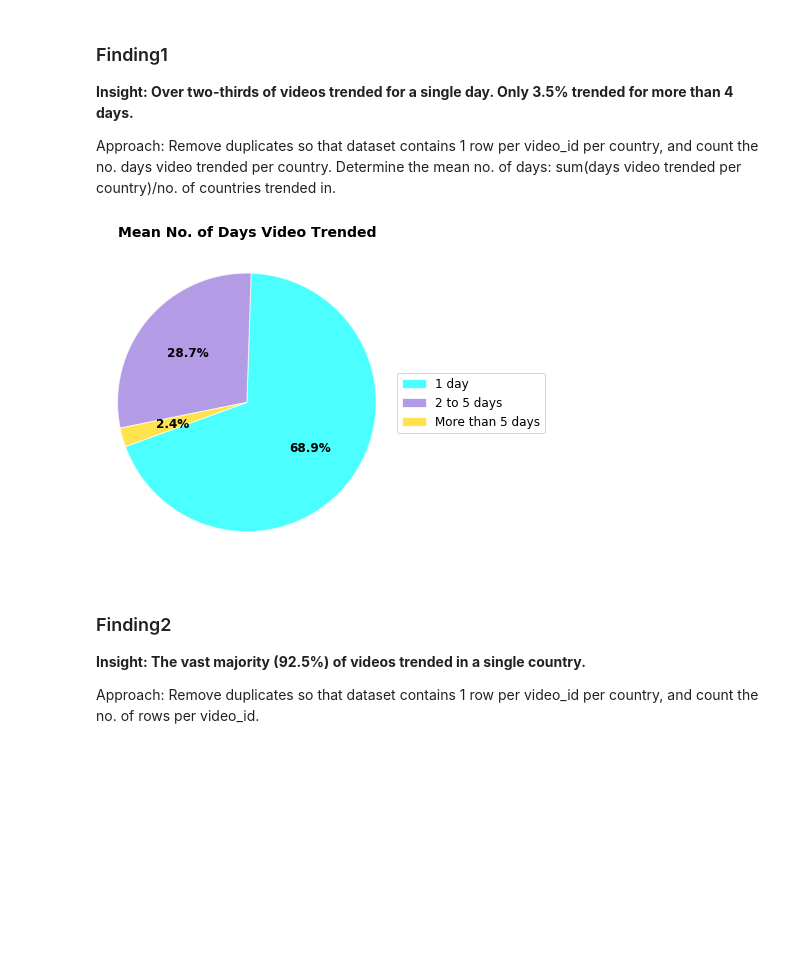
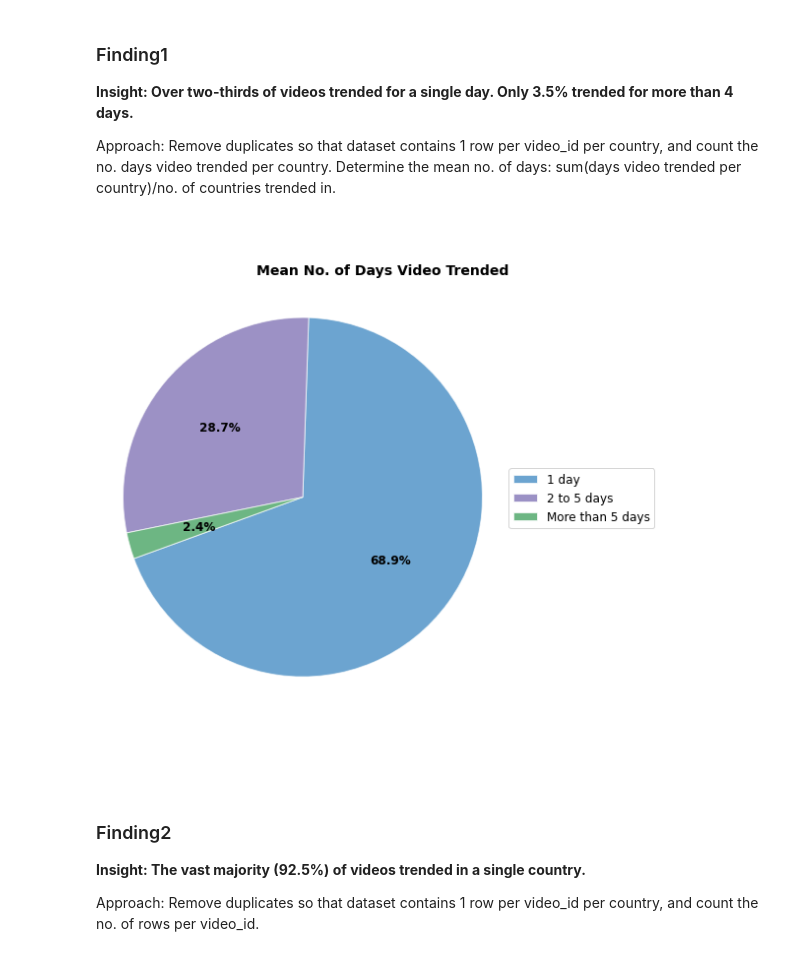
Before and after one commit to bnarath/YouTube_Trending, a Jupyter notebook: youtube-trending/Code/Analysis_Code_Final.ipynb, the cells around one changed output. Drawn from its saved outputs; the diff is of its cells as text; code cells hidden in the pictures; blank space fills up the shorter version.

Commit message:
edits to graph formatting

```diff
--- a/youtube-trending/Code/Analysis_Code_Final.ipynb
+++ b/youtube-trending/Code/Analysis_Code_Final.ipynb
@@ -303,35 +305,35 @@ Approach: Remove duplicates so that dataset contains 1 row per video_id per coun
 # %%
 #display the findings for segmentation: mean number of days video trended
 
-_=plt.figure(figsize=(6,5))
+_=plt.figure(figsize=(8,8))
 
 # Labels for the sections of our pie chart
 labels = ["1 day", "2 to 5 days", "More than 5 days"]
 
 # The values of each section of the pie chart
 sizes = combined_per_video_df["Days Trended Segment"].value_counts()
 
 # The colors of each section of the pie chart
-#colors = [plt.cm.Blues(0.4), plt.cm.Purples(0.4), plt.cm.Greens(0.4)]
-colors = ["cyan",  "mediumpurple", "gold"]
+colors = [plt.cm.Blues(0.7), plt.cm.Purples(0.7), plt.cm.Greens(0.7)]
 
 #Display
 _=plt.pie(sizes,
         colors=colors, autopct="%1.1f%%", shadow=False,
         startangle=200, wedgeprops={'edgecolor':'w', "alpha" : 0.7},
         textprops={"fontsize": 12, "color":'black', "fontweight":'bold'})
 
 #formatting
 _=plt.legend(labels, loc="center left", bbox_to_anchor=(1, 0.5), fontsize=12)
-_=plt.title("Mean No. of Days Video Trended", fontsize=14, fontweight='bold')
+_=plt.title("Mean No. of Days Video Trended",
+            fontsize=14, fontweight='bold', x=0.7, y=0.9)
 _=plt.tight_layout()
 _=plt.axis("equal")
 
 _=plt.savefig('../Image/Mean_No.of_Days_Video_Trended.png',
             bbox_inches = "tight" )
 plt.show()
 # %% [output]
-[figure, old version]
+[figure, new version]
 # %% [markdown]
 ### Finding2
 
```
Also changed, not shown: parts of 13 cells of this notebook, 9 other files.
